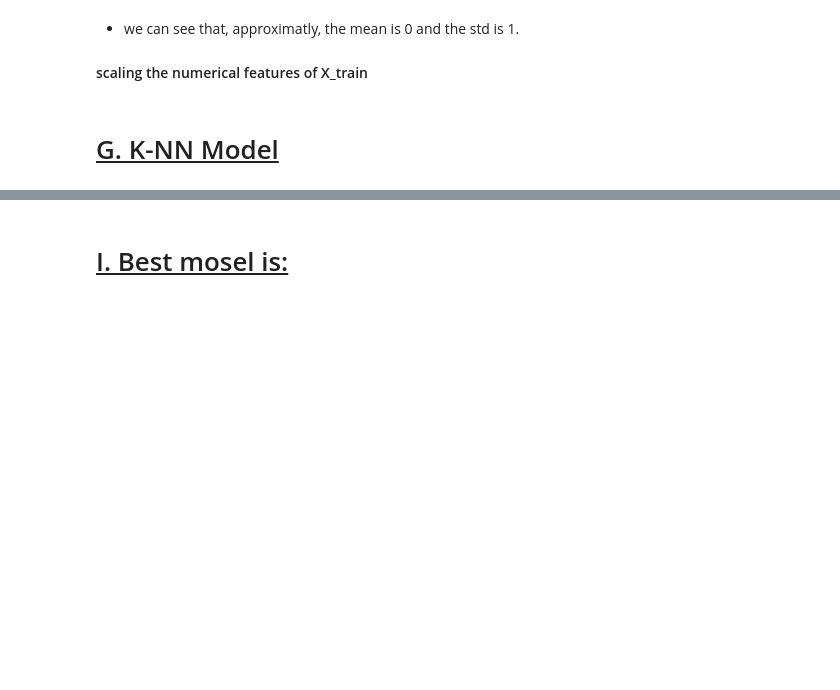
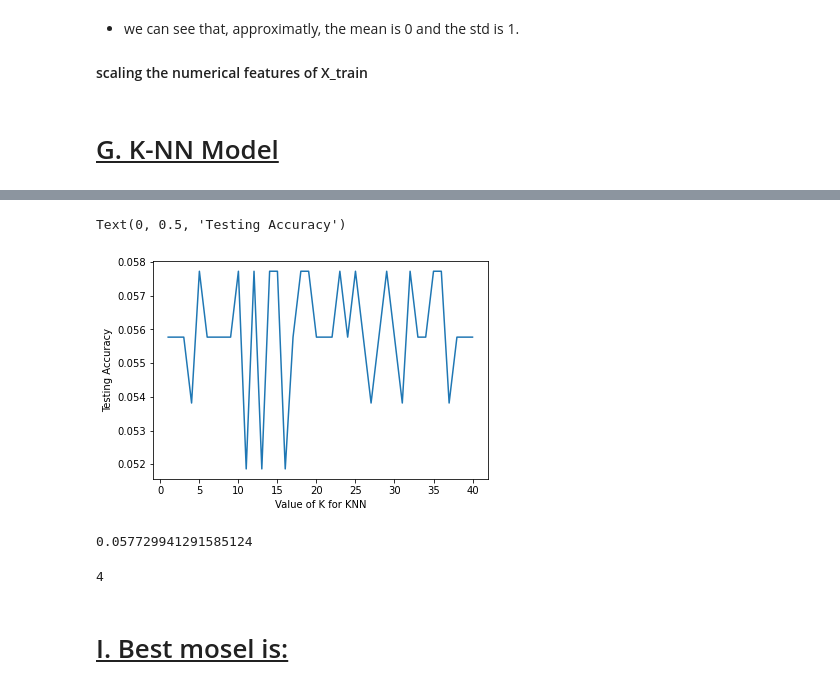
Before and after one commit to idankam/DataScienceCourseProject, a Jupyter notebook: Classification Notebook.ipynb, the cells around one changed output, grey strips where cells are left out. Drawn from its saved outputs; the diff is of its cells as text; code cells hidden in the pictures; blank space fills up the shorter version.

```diff
--- a/Classification Notebook.ipynb
+++ b/Classification Notebook.ipynb
@@ -682,2 +707,26 @@ X_test_scaled[['age', 'avg_glucose_level', 'bmi']] = scaler.transform(X_test_sca
+# %%
+clf = DecisionTreeClassifier(random_state=0)
+clf.fit(X_train_scaled, y_train)
+
+k_range = list(range(1, 41))
+scores = []
+for k in k_range:
+    clf = DecisionTreeClassifier(random_state=k)
+    clf.fit(X_train_scaled, y_train)
+    y_pred = clf.predict(X_test)
+    scores.append(metrics.accuracy_score(y_test, y_pred))
+
+plt.plot(k_range, scores)
+plt.xlabel('Value of K for KNN')
+plt.ylabel('Testing Accuracy')
+# %% [output]
+Text(0, 0.5, 'Testing Accuracy')
+[figure, added]
+# %%
+print(max(scores))
+scores.index(max(scores))
+# %% [output]
+0.057729941291585124
+4
 # %% [markdown]
 # <ins> I. Best mosel is: </ins>
```
Also changed, not shown: parts of 4 cells of this notebook.
